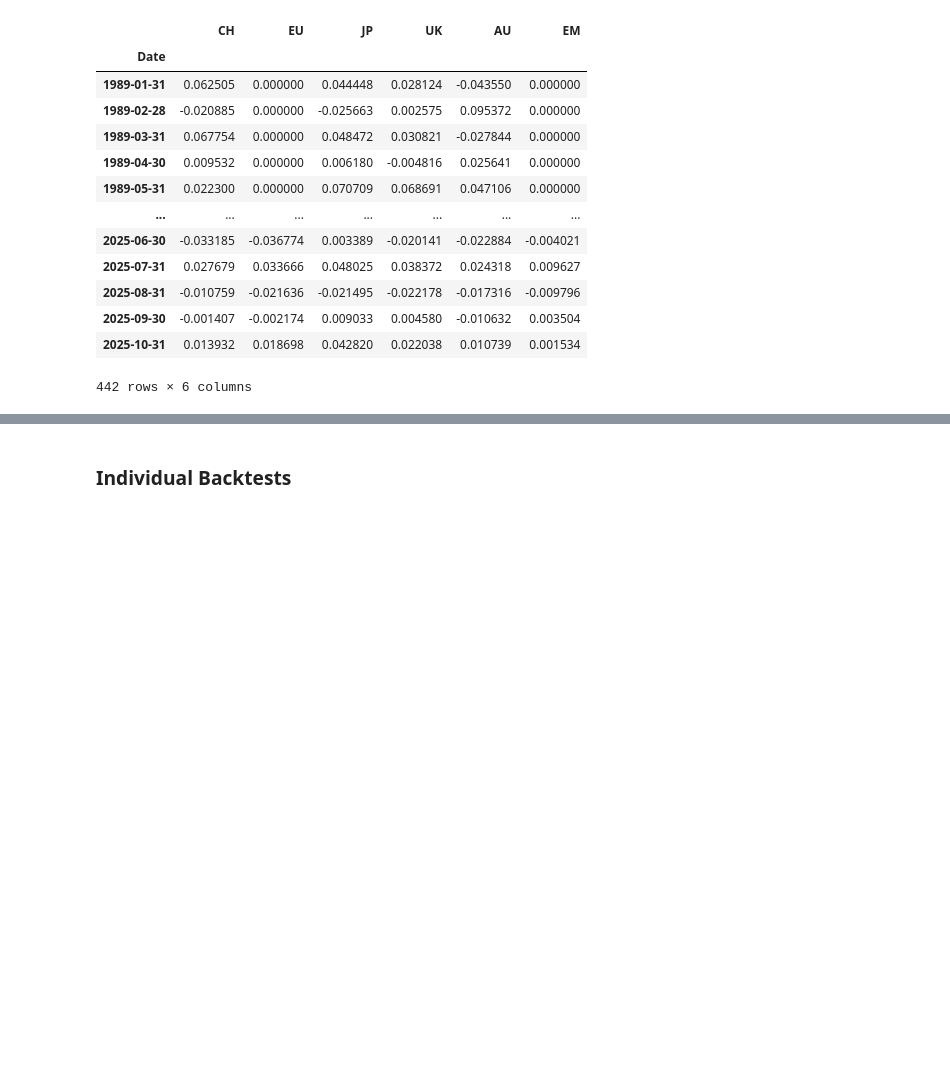
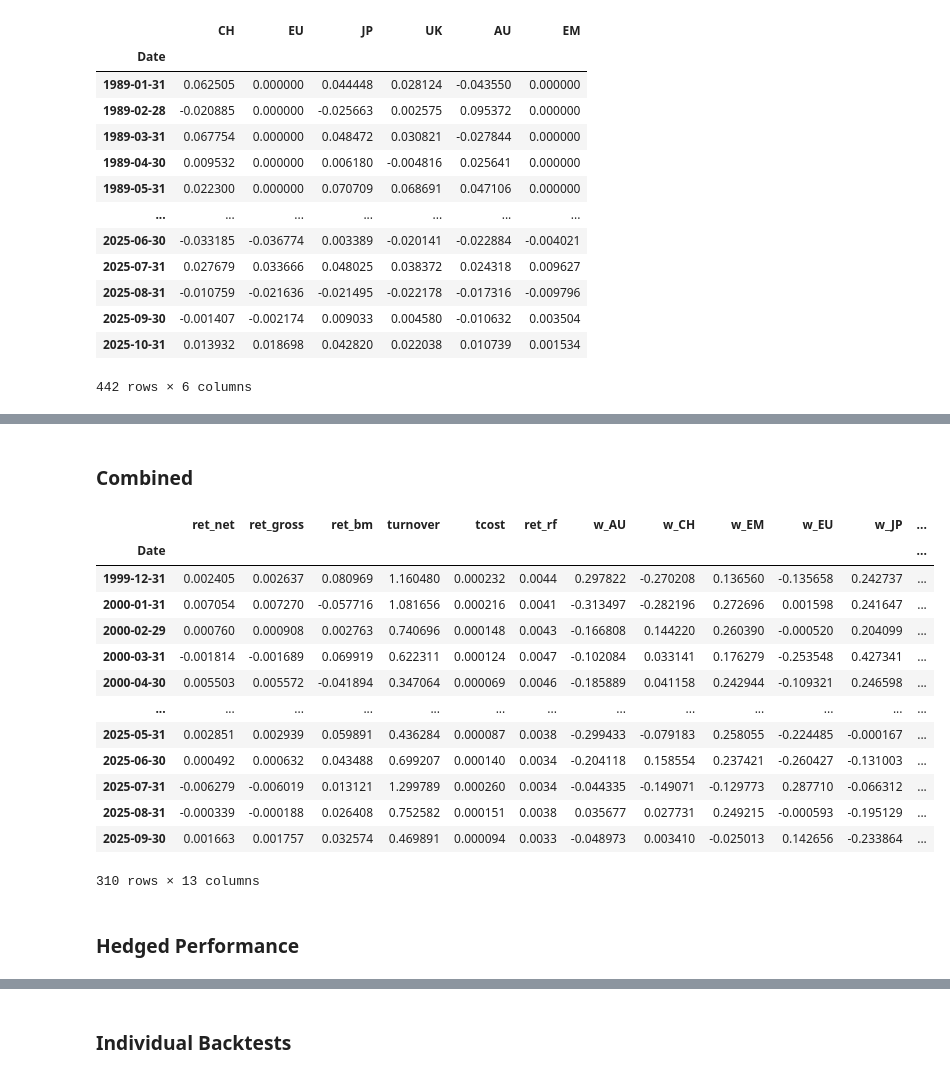
Before and after one commit to DanUZH/PMP_December_8, a Jupyter notebook: Code/Combined_Portfolio.ipynb, the cells around one changed output, grey strips where cells are left out. Drawn from its saved outputs; the diff is of its cells as text; code cells hidden in the pictures; blank space fills up the shorter version.

Commit message:
Code for the combined portfolios

```diff
--- a/Code/Combined_Portfolio.ipynb
+++ b/Code/Combined_Portfolio.ipynb
@@ -472,0 +616,64 @@ Still in Progress...
+# %%
+equity_macro_trend = combine_two_weight_tables(trend_equity, macro_equity, 0.5, 0.5)
+
+equity_macro_trend_results = pmp.run_cc_strategy_drift(
+    weights      = equity_macro_trend,
+    returns      = equity_returns,
+    rf           = riskfree,
+    frequency    = 1,
+    t_cost       = 0.0002,
+    benchmark    = benchmark_return
+)
+# %%
+fx_macro_trend = combine_two_weight_tables(trend_fx, macro_fx, 0.5, 0.5)
+
+fx_macro_trend_results = pmp.run_cc_strategy_drift(
+    weights      = fx_macro_trend,
+    returns      = fx_returns,
+    rf           = riskfree,
+    frequency    = 1,
+    t_cost       = 0.0002,
+    benchmark    = benchmark_return
+)
+# %%
+rates_macro_trend = combine_two_weight_tables(trend_rates, macro_rates, 0.5, 0.5)
+
+rates_macro_trend_results = pmp.run_cc_strategy_drift(
+    weights      = rates_macro_trend,
+    returns      = rates_returns,
+    rf           = riskfree,
+    frequency    = 1,
+    t_cost       = 0.0002,
+    benchmark    = benchmark_return
+)
+# %% [markdown]
+### Combined
+# %%
+macro_trend = combine_strategy_results(
+    dfs=[
+        equity_macro_trend_results,
+        bond_macro_trend_results,
+        fx_macro_trend_results,
+        rates_macro_trend_results
+    ],
+    weights=[0.25, 0.25, 0.25, 0.25]
+)
+
+macro_trend
+# %% [output]
+|  | ret_net | ret_gross | ret_bm | turnover | tcost | ret_rf | w_AU | w_CH | w_EM | w_EU | w_JP | ... |
+| Date |  |  |  |  |  |  |  |  |  |  |  | ... |
+| 1999-12-31 | 0.002405 | 0.002637 | 0.080969 | 1.160480 | 0.000232 | 0.0044 | 0.297822 | -0.270208 | 0.136560 | -0.135658 | 0.242737 | ... |
+| 2000-01-31 | 0.007054 | 0.007270 | -0.057716 | 1.081656 | 0.000216 | 0.0041 | -0.313497 | -0.282196 | 0.272696 | 0.001598 | 0.241647 | ... |
+| 2000-02-29 | 0.000760 | 0.000908 | 0.002763 | 0.740696 | 0.000148 | 0.0043 | -0.166808 | 0.144220 | 0.260390 | -0.000520 | 0.204099 | ... |
+| 2000-03-31 | -0.001814 | -0.001689 | 0.069919 | 0.622311 | 0.000124 | 0.0047 | -0.102084 | 0.033141 | 0.176279 | -0.253548 | 0.427341 | ... |
+| 2000-04-30 | 0.005503 | 0.005572 | -0.041894 | 0.347064 | 0.000069 | 0.0046 | -0.185889 | 0.041158 | 0.242944 | -0.109321 | 0.246598 | ... |
+| ... | ... | ... | ... | ... | ... | ... | ... | ... | ... | ... | ... | ... |
+| 2025-05-31 | 0.002851 | 0.002939 | 0.059891 | 0.436284 | 0.000087 | 0.0038 | -0.299433 | -0.079183 | 0.258055 | -0.224485 | -0.000167 | ... |
+| 2025-06-30 | 0.000492 | 0.000632 | 0.043488 | 0.699207 | 0.000140 | 0.0034 | -0.204118 | 0.158554 | 0.237421 | -0.260427 | -0.131003 | ... |
+| 2025-07-31 | -0.006279 | -0.006019 | 0.013121 | 1.299789 | 0.000260 | 0.0034 | -0.044335 | -0.149071 | -0.129773 | 0.287710 | -0.066312 | ... |
+| 2025-08-31 | -0.000339 | -0.000188 | 0.026408 | 0.752582 | 0.000151 | 0.0038 | 0.035677 | 0.027731 | 0.249215 | -0.000593 | -0.195129 | ... |
+| 2025-09-30 | 0.001663 | 0.001757 | 0.032574 | 0.469891 | 0.000094 | 0.0033 | -0.048973 | 0.003410 | -0.025013 | 0.142656 | -0.233864 | ... |
+310 rows × 13 columns
+# %% [markdown]
+### Hedged Performance
```
Also changed, not shown: parts of 56 cells of this notebook, 1 other file.
